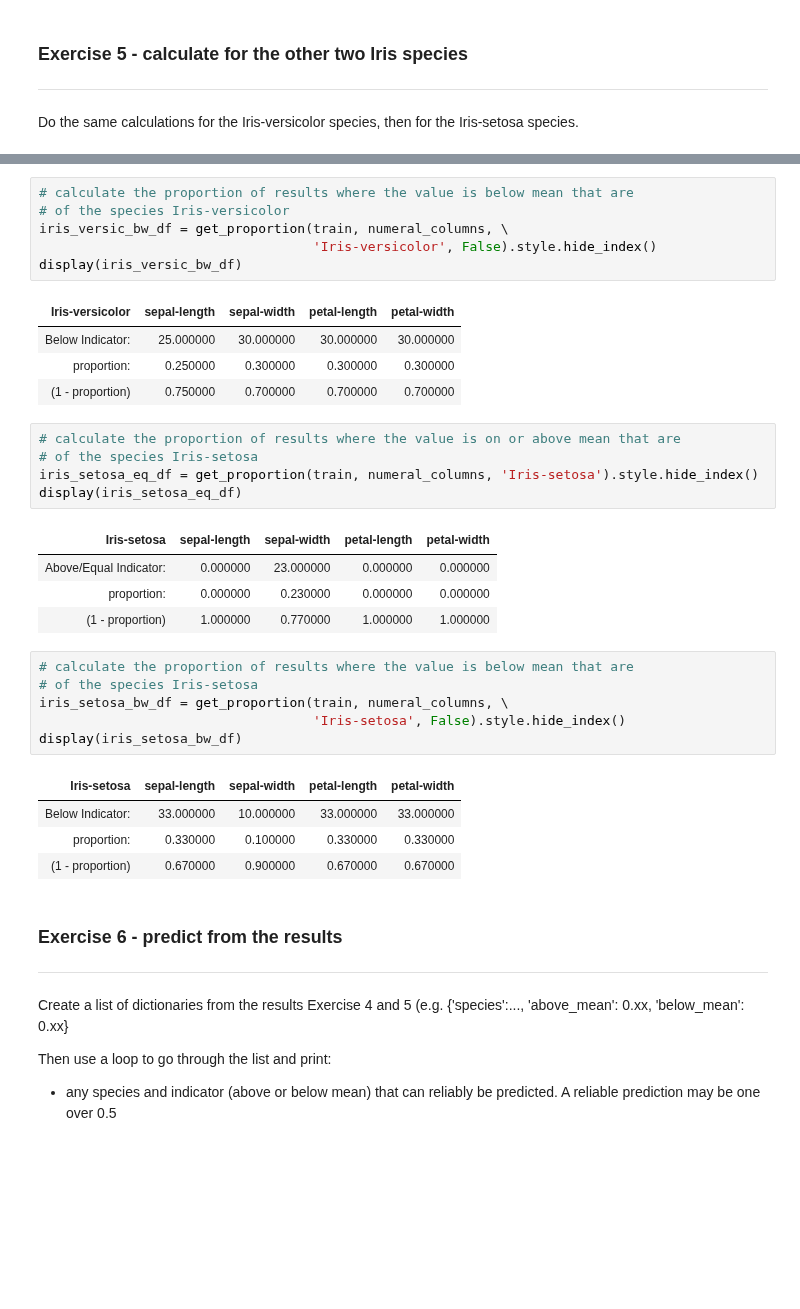
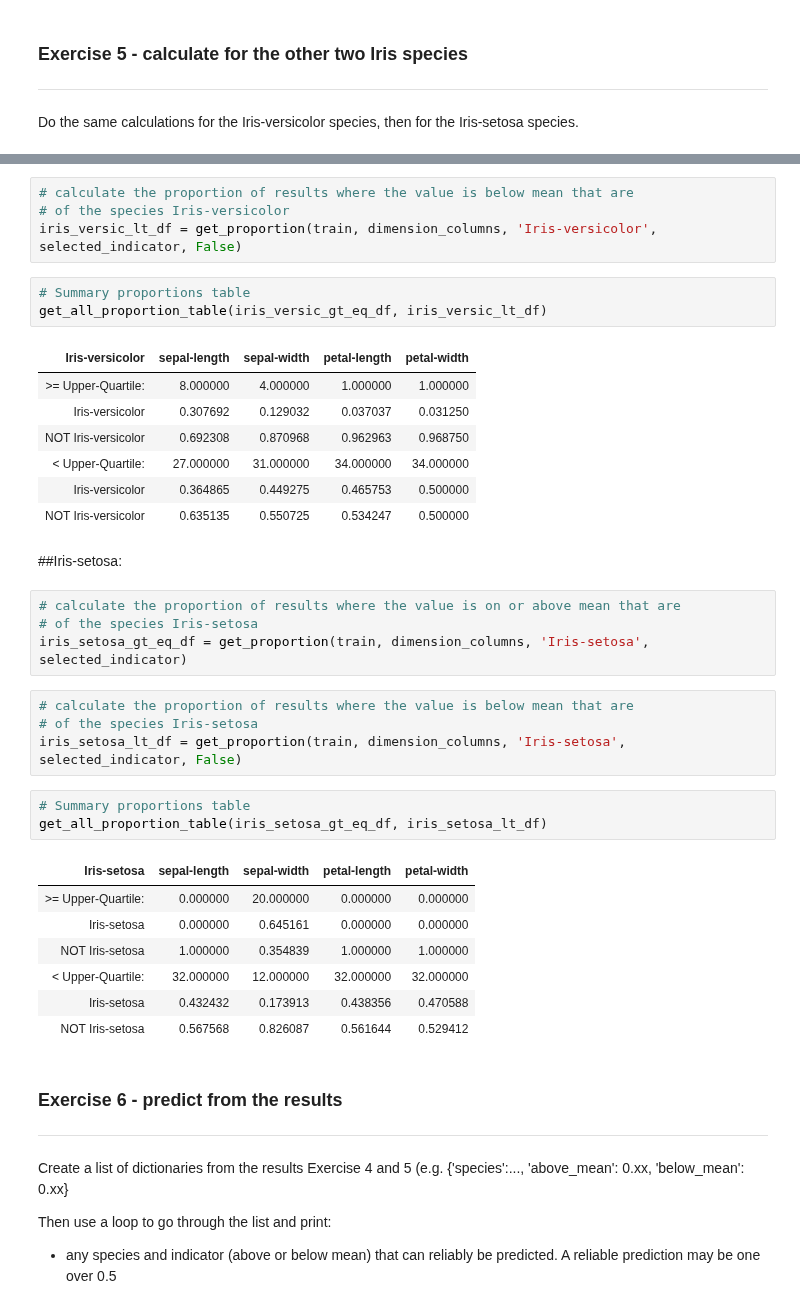
Before and after one commit to Imran-Github22/Imran-Farooqui, a Jupyter notebook: Projects/15_2_Decision_Tree_coded_model.ipynb, the cells around one changed output, grey strips where cells are left out. Drawn from its saved outputs; the diff is of its cells as text; blank space fills up the shorter version.

```diff
--- a/Projects/15_2_Decision_Tree_coded_model.ipynb
+++ b/Projects/15_2_Decision_Tree_coded_model.ipynb
@@ -379,35 +437,39 @@ display(iris_versic_eq_df)
 # %%
 # calculate the proportion of results where the value is below mean that are
 # of the species Iris-versicolor
-iris_versic_bw_df = get_proportion(train, numeral_columns, \
-                                   'Iris-versicolor', False).style.hide_index()
-display(iris_versic_bw_df)
+iris_versic_lt_df = get_proportion(train, dimension_columns, 'Iris-versicolor', selected_indicator, False)
-# %% [output]
-| Iris-versicolor | sepal-length | sepal-width | petal-length | petal-width |
-| Below Indicator: | 25.000000 | 30.000000 | 30.000000 | 30.000000 |
-| proportion: | 0.250000 | 0.300000 | 0.300000 | 0.300000 |
-| (1 - proportion) | 0.750000 | 0.700000 | 0.700000 | 0.700000 |
+# %%
+# Summary proportions table
+get_all_proportion_table(iris_versic_gt_eq_df, iris_versic_lt_df)
+# %% [output]
+| Iris-versicolor | sepal-length | sepal-width | petal-length | petal-width |
+| >= Upper-Quartile: | 8.000000 | 4.000000 | 1.000000 | 1.000000 |
+| Iris-versicolor | 0.307692 | 0.129032 | 0.037037 | 0.031250 |
+| NOT Iris-versicolor | 0.692308 | 0.870968 | 0.962963 | 0.968750 |
+| < Upper-Quartile: | 27.000000 | 31.000000 | 34.000000 | 34.000000 |
+| Iris-versicolor | 0.364865 | 0.449275 | 0.465753 | 0.500000 |
+| NOT Iris-versicolor | 0.635135 | 0.550725 | 0.534247 | 0.500000 |
+# %% [markdown]
+##Iris-setosa:
 # %%
 # calculate the proportion of results where the value is on or above mean that are
 # of the species Iris-setosa
-iris_setosa_eq_df = get_proportion(train, numeral_columns, 'Iris-setosa').style.hide_index()
-display(iris_setosa_eq_df)
+iris_setosa_gt_eq_df = get_proportion(train, dimension_columns, 'Iris-setosa', selected_indicator)
-# %% [output]
-| Iris-setosa | sepal-length | sepal-width | petal-length | petal-width |
-| Above/Equal Indicator: | 0.000000 | 23.000000 | 0.000000 | 0.000000 |
-| proportion: | 0.000000 | 0.230000 | 0.000000 | 0.000000 |
-| (1 - proportion) | 1.000000 | 0.770000 | 1.000000 | 1.000000 |
 # %%
 # calculate the proportion of results where the value is below mean that are
 # of the species Iris-setosa
-iris_setosa_bw_df = get_proportion(train, numeral_columns, \
-                                   'Iris-setosa', False).style.hide_index()
-display(iris_setosa_bw_df)
+iris_setosa_lt_df = get_proportion(train, dimension_columns, 'Iris-setosa', selected_indicator, False)
-# %% [output]
-| Iris-setosa | sepal-length | sepal-width | petal-length | petal-width |
-| Below Indicator: | 33.000000 | 10.000000 | 33.000000 | 33.000000 |
-| proportion: | 0.330000 | 0.100000 | 0.330000 | 0.330000 |
-| (1 - proportion) | 0.670000 | 0.900000 | 0.670000 | 0.670000 |
+# %%
+# Summary proportions table
+get_all_proportion_table(iris_setosa_gt_eq_df, iris_setosa_lt_df)
+# %% [output]
+| Iris-setosa | sepal-length | sepal-width | petal-length | petal-width |
+| >= Upper-Quartile: | 0.000000 | 20.000000 | 0.000000 | 0.000000 |
+| Iris-setosa | 0.000000 | 0.645161 | 0.000000 | 0.000000 |
+| NOT Iris-setosa | 1.000000 | 0.354839 | 1.000000 | 1.000000 |
+| < Upper-Quartile: | 32.000000 | 12.000000 | 32.000000 | 32.000000 |
+| Iris-setosa | 0.432432 | 0.173913 | 0.438356 | 0.470588 |
+| NOT Iris-setosa | 0.567568 | 0.826087 | 0.561644 | 0.529412 |
 # %% [markdown]
 ### Exercise 6 - predict from the results
 ---
```
Also changed, not shown: parts of 16 cells of this notebook.
